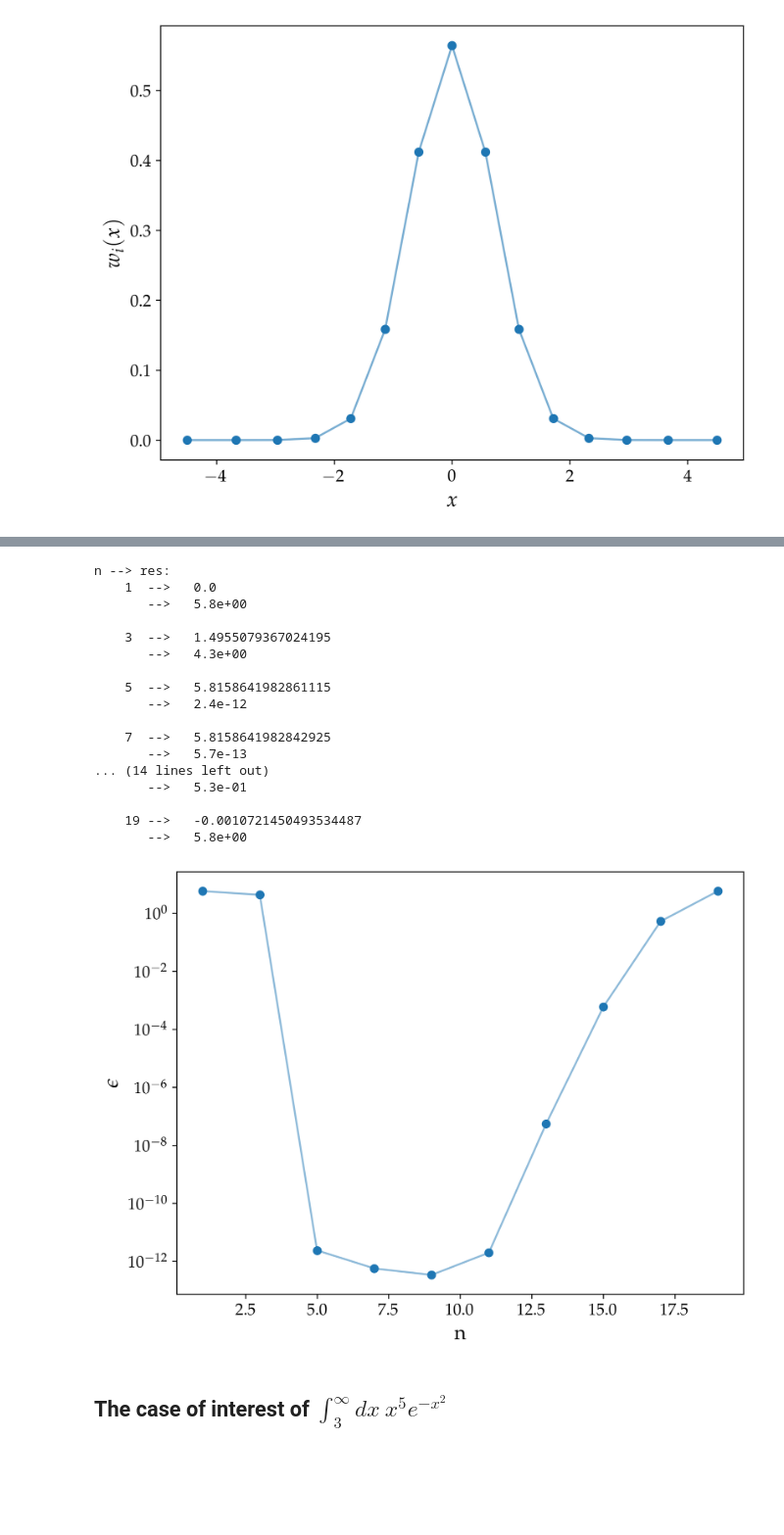
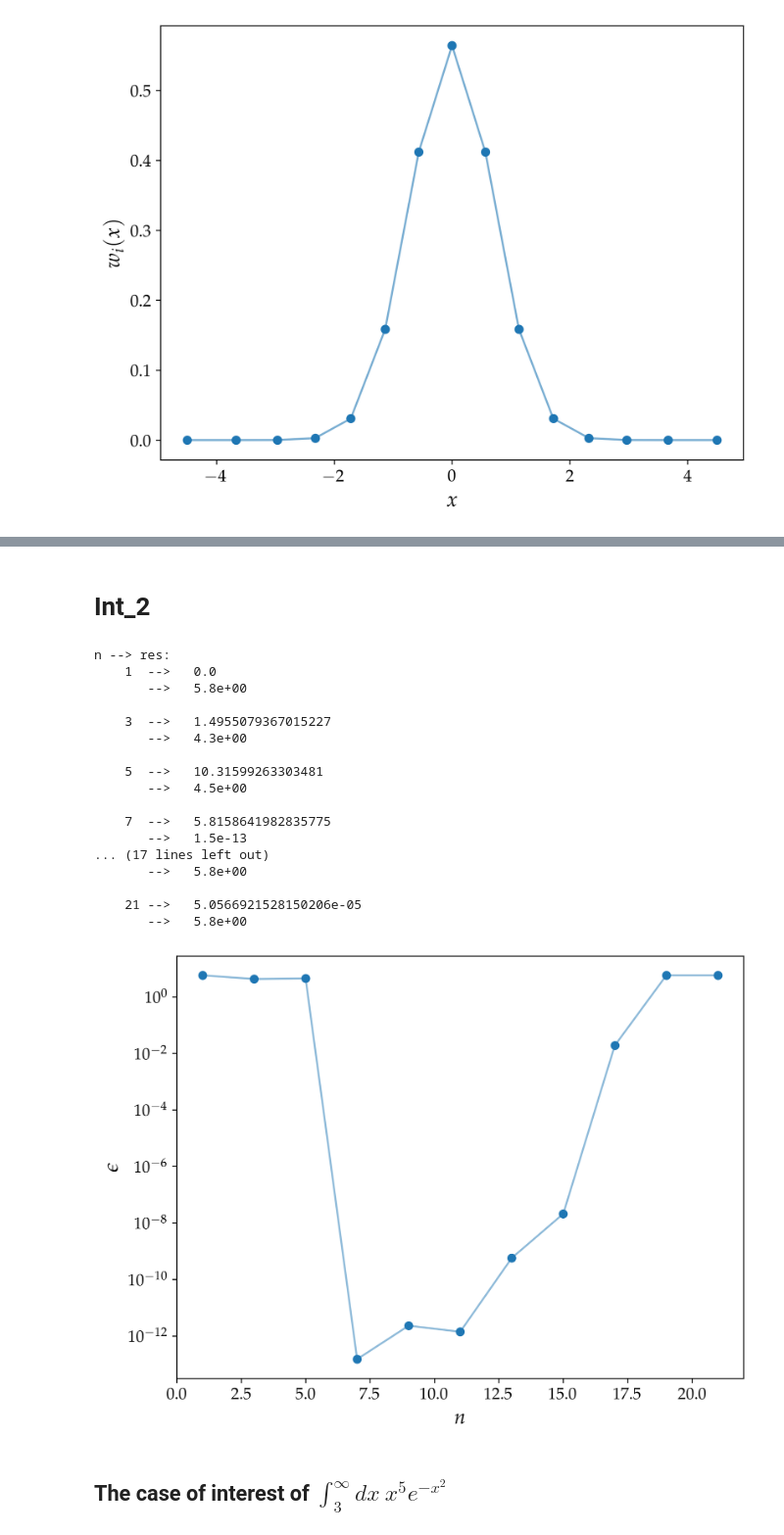
Before and after one commit to mvolpato-unimib/Lab_comp, a Jupyter notebook: ex22/gauss_quad.ipynb, the cells around one changed output, grey strips where cells are left out. Shown at 98% size. Drawn from its saved outputs; the diff is of its cells as text; code cells hidden in the pictures; blank space fills up the shorter version.

```diff
--- a/ex22/gauss_quad.ipynb
+++ b/ex22/gauss_quad.ipynb
@@ -85,18 +87,16 @@ plt.show()
 # %%
-true = np.e * np.pi * math.erfc(1)
+data = np.loadtxt('txts/int1.txt')
+from int_1 import n_deg_1
+errs_1 = data[:, 2]
 
-n_deg = np.arange(1, 21, 2)
-errs_1 = []
 print('n --> res:')
-for deg in n_deg:
-    res = Gauss_Herm(func, deg)
-    err = abs(res - true)
-    if deg<10:
-        print(f'    {deg}  -->   {res}')
+for row in data:
+    deg, res, err = row
+    if deg < 10:
+        print(f'    {int(deg)}  -->   {res}')
     else:
-        print(f'    {deg} -->   {res}')
+        print(f'    {int(deg)} -->   {res}')
     print(f'       -->   {err:.1e}\n')
-    errs_1.append(err)
 # %% [output]
 n --> res:
     1  -->   1.7724538509055159
@@ -129,46 +129,48 @@ plt.show()
+# %% [markdown]
+# **Int_2**
 # %%
-func = lambda x: 1/2 * x**8
-true = 105/32 * np.sqrt(np.pi)
+data = np.loadtxt('txts/int2.txt')
+from int_2 import n_deg_2
+errs_2 = data[:, 2]
 
-errs_2 = []
 print('n --> res:')
-for deg in n_deg:
-    res = Gauss_Herm(func, deg)
-    err = abs(res - true)
-    if deg<10:
-        print(f'    {deg}  -->   {res}')
+for row in data:
+    deg, res, err = row
+    if deg < 10:
+        print(f'    {int(deg)}  -->   {res}')
     else:
-        print(f'    {deg} -->   {res}')
+        print(f'    {int(deg)} -->   {res}')
     print(f'       -->   {err:.1e}\n')
-    errs_2.append(err)
 
-plt.plot(n_deg, errs_2, alpha=0.5)
-plt.scatter(n_deg, errs_2)
-plt.xlabel(rf'n')
+
+
+plt.plot(n_deg_2, errs_2, alpha=0.5)
+plt.scatter(n_deg_2, errs_2)
+plt.xlabel(rf'$n$')
 plt.ylabel(rf'$\epsilon$')
 plt.yscale('log')
 
 plt.savefig('plots/int_2.png')
 plt.show()
 # %% [output]
 n --> res:
     1  -->   0.0
        -->   5.8e+00
 
-    3  -->   1.4955079367024195
+    3  -->   1.4955079367015227
        -->   4.3e+00
 
-    5  -->   5.8158641982861115
-       -->   2.4e-12
+    5  -->   10.31599263303481
+       -->   4.5e+00
 
-    7  -->   5.8158641982842925
-       -->   5.7e-13
-... (14 lines left out)
-       -->   5.3e-01
+    7  -->   5.8158641982835775
+       -->   1.5e-13
+... (17 lines left out)
+       -->   5.8e+00
 
-    19 -->   -0.0010721450493534487
+    21 -->   5.0566921528150206e-05
        -->   5.8e+00
-[figure, old version]
+[figure, new version]
 # %% [markdown]
 ## **The case of interest of $\int_3 ^\infty dx\ x^5 e^{-x^2}$**
 # %%
```
Also changed, not shown: parts of 13 cells of this notebook, 19 other files.
